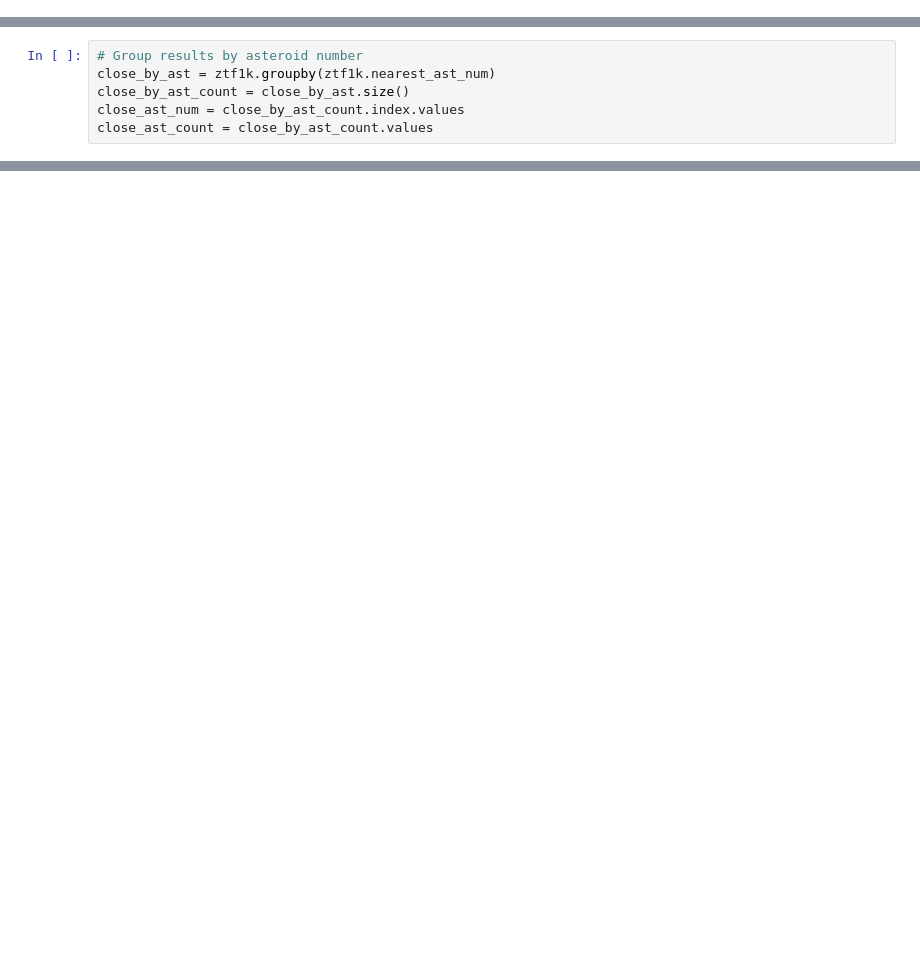
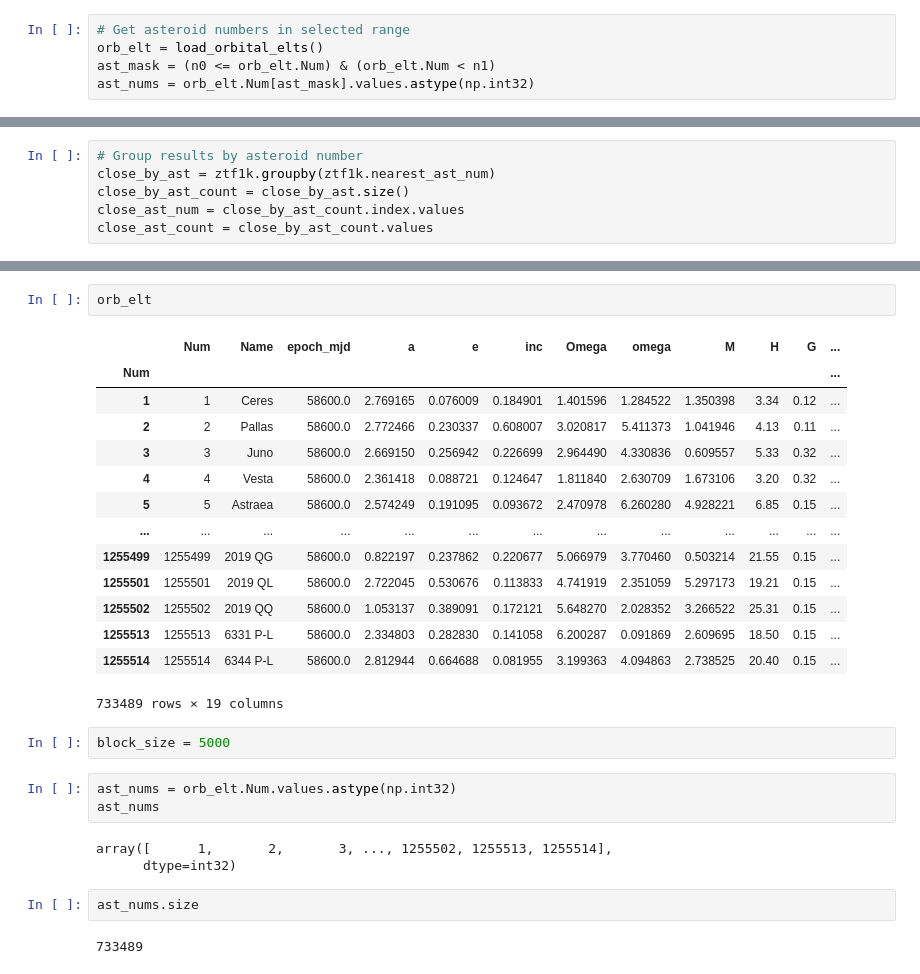
Before and after one commit to memanuel/kepler-sieve, a Jupyter notebook: src/ztf_data.ipynb, the cells around one changed output, grey strips where cells are left out. Drawn from its saved outputs; the diff is of its cells as text; blank space fills up the shorter version.

Commit message:
Ready to run ztf_nearest_ast.py to generate the nearest asteroid to each ZTF observation.

```diff
--- a/src/ztf_data.ipynb
+++ b/src/ztf_data.ipynb
@@ -131,3 +123,8 @@ ast_num_df = pd.DataFrame({'asteroid_num':ast_nums})
+# %%
+# Get asteroid numbers in selected range
+orb_elt = load_orbital_elts()
+ast_mask = (n0 <= orb_elt.Num) & (orb_elt.Num < n1)
+ast_nums = orb_elt.Num[ast_mask].values.astype(np.int32)
 # %%
 # Find nearest asteroid to ZTF observations
 thresh_deg = 180.0
@@ -224,0 +302,29 @@ np.sum(close_ast_count >= 20)
+# %%
+orb_elt
+# %% [output]
+|  | Num | Name | epoch_mjd | a | e | inc | Omega | omega | M | H | G | ... |
+| Num |  |  |  |  |  |  |  |  |  |  |  | ... |
+| 1 | 1 | Ceres | 58600.0 | 2.769165 | 0.076009 | 0.184901 | 1.401596 | 1.284522 | 1.350398 | 3.34 | 0.12 | ... |
+| 2 | 2 | Pallas | 58600.0 | 2.772466 | 0.230337 | 0.608007 | 3.020817 | 5.411373 | 1.041946 | 4.13 | 0.11 | ... |
+| 3 | 3 | Juno | 58600.0 | 2.669150 | 0.256942 | 0.226699 | 2.964490 | 4.330836 | 0.609557 | 5.33 | 0.32 | ... |
+| 4 | 4 | Vesta | 58600.0 | 2.361418 | 0.088721 | 0.124647 | 1.811840 | 2.630709 | 1.673106 | 3.20 | 0.32 | ... |
+| 5 | 5 | Astraea | 58600.0 | 2.574249 | 0.191095 | 0.093672 | 2.470978 | 6.260280 | 4.928221 | 6.85 | 0.15 | ... |
+| ... | ... | ... | ... | ... | ... | ... | ... | ... | ... | ... | ... | ... |
+| 1255499 | 1255499 | 2019 QG | 58600.0 | 0.822197 | 0.237862 | 0.220677 | 5.066979 | 3.770460 | 0.503214 | 21.55 | 0.15 | ... |
+| 1255501 | 1255501 | 2019 QL | 58600.0 | 2.722045 | 0.530676 | 0.113833 | 4.741919 | 2.351059 | 5.297173 | 19.21 | 0.15 | ... |
+| 1255502 | 1255502 | 2019 QQ | 58600.0 | 1.053137 | 0.389091 | 0.172121 | 5.648270 | 2.028352 | 3.266522 | 25.31 | 0.15 | ... |
+| 1255513 | 1255513 | 6331 P-L | 58600.0 | 2.334803 | 0.282830 | 0.141058 | 6.200287 | 0.091869 | 2.609695 | 18.50 | 0.15 | ... |
+| 1255514 | 1255514 | 6344 P-L | 58600.0 | 2.812944 | 0.664688 | 0.081955 | 3.199363 | 4.094863 | 2.738525 | 20.40 | 0.15 | ... |
+733489 rows × 19 columns
+# %%
+block_size = 5000
+# %%
+ast_nums = orb_elt.Num.values.astype(np.int32)
+ast_nums
+# %% [output]
+array([      1,       2,       3, ..., 1255502, 1255513, 1255514],
+      dtype=int32)
+# %%
+ast_nums.size
+# %% [output]
+733489
```
Also changed, not shown: parts of 28 cells of this notebook, 7 other files.
